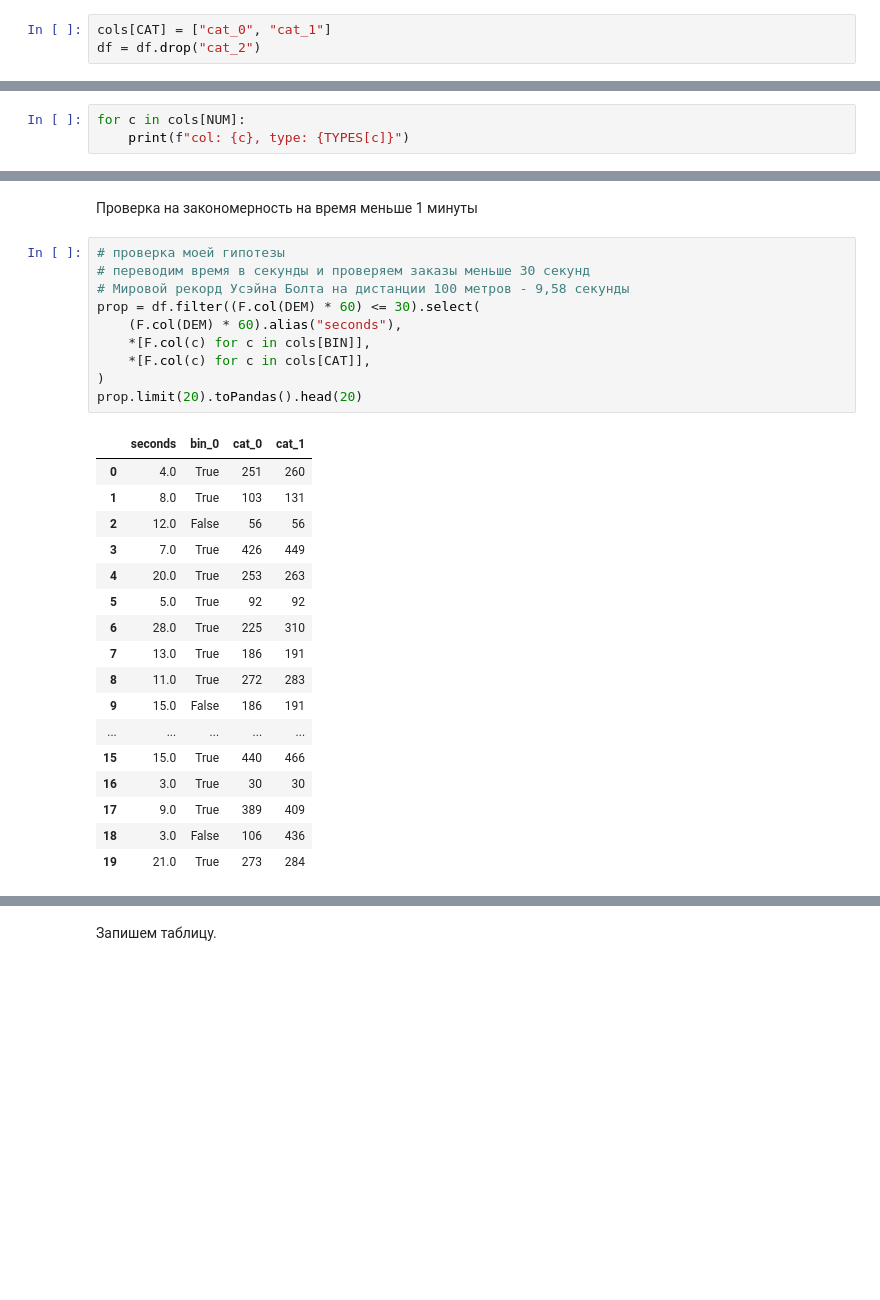
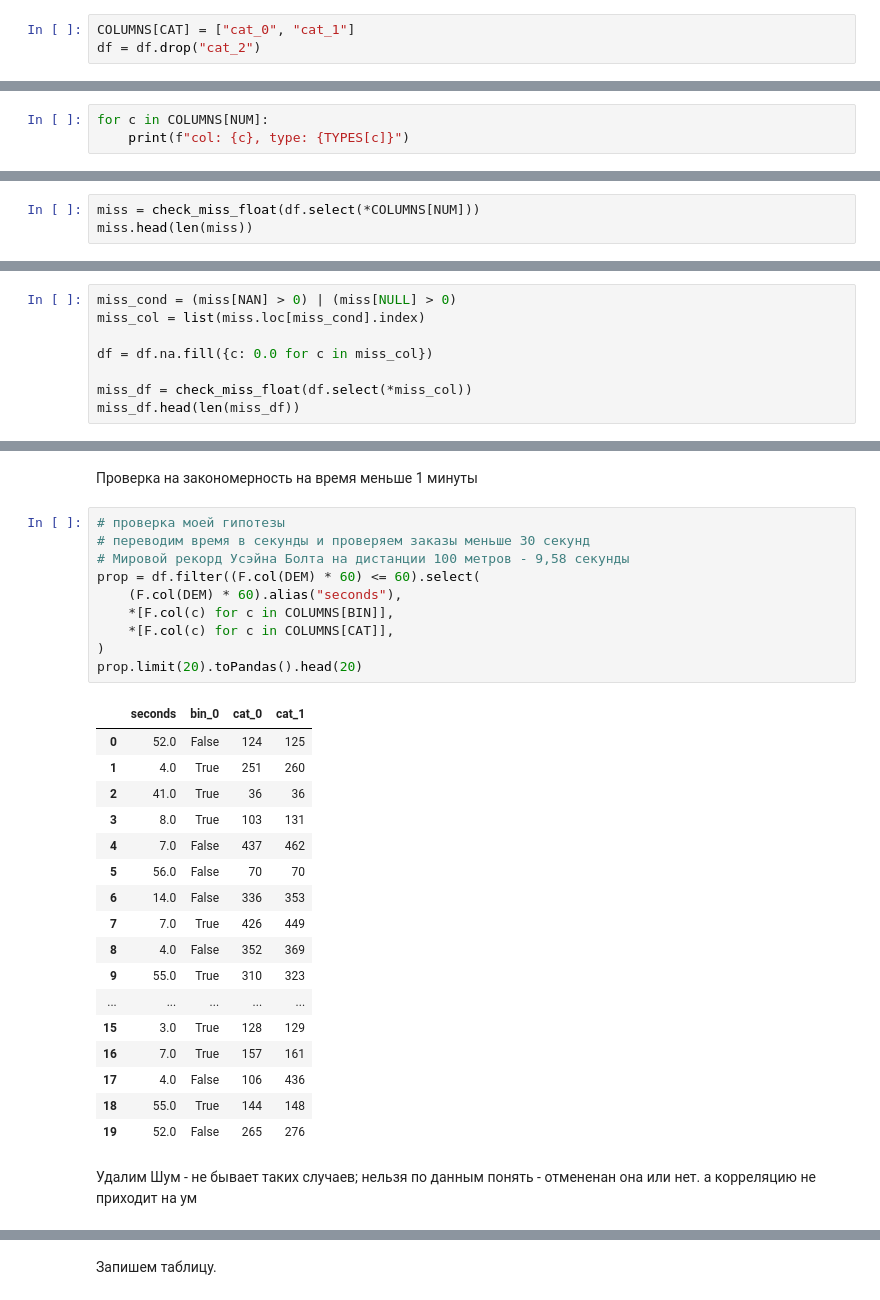
Before and after one commit to ArtemKeety/SOBD, a Jupyter notebook: 1_Data_cleansing.ipynb, the cells around one changed output, grey strips where cells are left out. Drawn from its saved outputs; the diff is of its cells as text; blank space fills up the shorter version.

```diff
--- a/1_Data_cleansing.ipynb
+++ b/1_Data_cleansing.ipynb
@@ -431,12 +427,12 @@ df.select(*[
 # %% [markdown]
 Удаляем дублирующие строки
 # %%
-cols[CAT] = ["cat_0", "cat_1"]
+COLUMNS[CAT] = ["cat_0", "cat_1"]
 df = df.drop("cat_2")
 # %% [markdown]
 ### `Num` показатели
 # %%
-for c in cols[NUM]:
+for c in COLUMNS[NUM]:
     print(f"col: {c}, type: {TYPES[c]}")
 # %% [output]
 col: num_0, type: float
@@ -468,0 +453,3 @@ res.head(len(res))
+# %%
+miss = check_miss_float(df.select(*COLUMNS[NUM]))
+miss.head(len(miss))
@@ -468,0 +475,8 @@ res.head(len(res))
+# %%
+miss_cond = (miss[NAN] > 0) | (miss[NULL] > 0)
+miss_col = list(miss.loc[miss_cond].index)
+
+df = df.na.fill({c: 0.0 for c in miss_col})
+
+miss_df = check_miss_float(df.select(*miss_col))
+miss_df.head(len(miss_df))
@@ -502,28 +521,32 @@ print(f"Строк с временем прибытия или мгновенн
 # %%
 # проверка моей гипотезы
 # переводим время в секунды и проверяем заказы меньше 30 секунд
 # Мировой рекорд Усэйна Болта на дистанции 100 метров - 9,58 секунды
-prop = df.filter((F.col(DEM) * 60) <= 30).select(
+prop = df.filter((F.col(DEM) * 60) <= 60).select(
     (F.col(DEM) * 60).alias("seconds"),
-    *[F.col(c) for c in cols[BIN]],
-    *[F.col(c) for c in cols[CAT]],
+    *[F.col(c) for c in COLUMNS[BIN]],
+    *[F.col(c) for c in COLUMNS[CAT]],
 )
 prop.limit(20).toPandas().head(20)
 # %% [output]
 |  | seconds | bin_0 | cat_0 | cat_1 |
-| 0 | 4.0 | True | 251 | 260 |
-| 1 | 8.0 | True | 103 | 131 |
-| 2 | 12.0 | False | 56 | 56 |
-| 3 | 7.0 | True | 426 | 449 |
-| 4 | 20.0 | True | 253 | 263 |
-| 5 | 5.0 | True | 92 | 92 |
-| 6 | 28.0 | True | 225 | 310 |
-| 7 | 13.0 | True | 186 | 191 |
-| 8 | 11.0 | True | 272 | 283 |
-| 9 | 15.0 | False | 186 | 191 |
+| 0 | 52.0 | False | 124 | 125 |
+| 1 | 4.0 | True | 251 | 260 |
+| 2 | 41.0 | True | 36 | 36 |
+| 3 | 8.0 | True | 103 | 131 |
+| 4 | 7.0 | False | 437 | 462 |
+| 5 | 56.0 | False | 70 | 70 |
+| 6 | 14.0 | False | 336 | 353 |
+| 7 | 7.0 | True | 426 | 449 |
+| 8 | 4.0 | False | 352 | 369 |
+| 9 | 55.0 | True | 310 | 323 |
 | ... | ... | ... | ... | ... |
-| 15 | 15.0 | True | 440 | 466 |
-| 16 | 3.0 | True | 30 | 30 |
-| 17 | 9.0 | True | 389 | 409 |
-| 18 | 3.0 | False | 106 | 436 |
-| 19 | 21.0 | True | 273 | 284 |
+| 15 | 3.0 | True | 128 | 129 |
+| 16 | 7.0 | True | 157 | 161 |
+| 17 | 4.0 | False | 106 | 436 |
+| 18 | 55.0 | True | 144 | 148 |
+| 19 | 52.0 | False | 265 | 276 |
+# %% [markdown]
+Удалим Шум - не бывает таких случаев;
+нельзя по данным понять - отмененан она или нет.
+а корреляцию не приходит на ум
```
Also changed, not shown: parts of 38 cells of this notebook, 1 other file.
